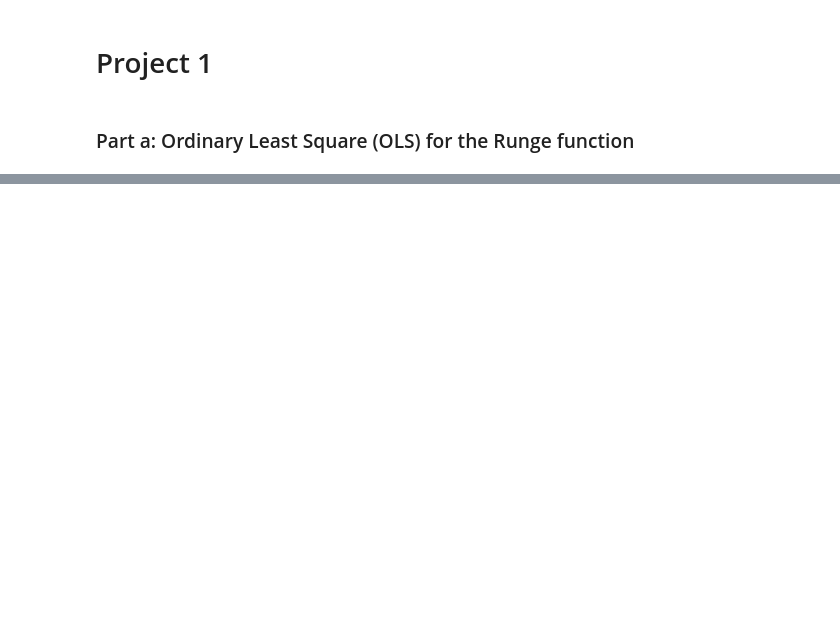
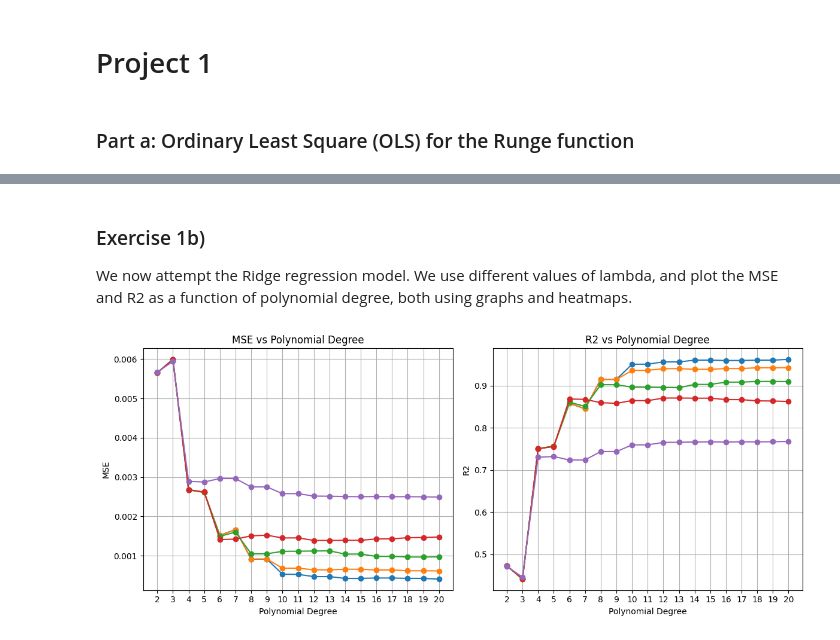
Before and after one commit to HeineEH/FYS-STK3155-4155_Project1, a Jupyter notebook: code/project_1.ipynb, the cells around one changed output, grey strips where cells are left out. Drawn from its saved outputs; the diff is of its cells as text; code cells hidden in the pictures; blank space fills up the shorter version.

Commit message:
Included dependence of MSE and R2 on lambda

```diff
--- a/code/project_1.ipynb
+++ b/code/project_1.ipynb
@@ -99,0 +110,31 @@ plt.show()
+# %% [markdown]
+### Exercise 1b)
+
+We now attempt the Ridge regression model. We use different values of lambda, and plot the MSE and R2 as a function of polynomial degree, both using graphs and heatmaps.
+# %%
+lamb = 10**(np.linspace(-5,0,5))
+
+plt.figure(figsize=(12,5))
+
+for i in range(len(lamb)):
+    mse_values,r2_values = MSE_and_R2(x,polynomial_degrees,regression_type="Ridge",lamb = lamb[i])
+    plt.subplot(1, 2, 1)
+    plt.plot(polynomial_degrees, mse_values, marker='o')
+    plt.title('MSE vs Polynomial Degree')
+    plt.xlabel('Polynomial Degree')
+    plt.ylabel('MSE')
+    plt.xticks(polynomial_degrees)
+    plt.grid()
+
+    plt.subplot(1, 2, 2)
+    plt.plot(polynomial_degrees, r2_values, marker='o')
+    plt.title('R2 vs Polynomial Degree')
+    plt.xlabel('Polynomial Degree')
+    plt.ylabel('R2')
+    plt.xticks(polynomial_degrees)
+    plt.grid()
+
+plt.tight_layout()
+plt.show()
+# %% [output]
+[figure, added]
```
Also changed, not shown: parts of 4 cells of this notebook.
